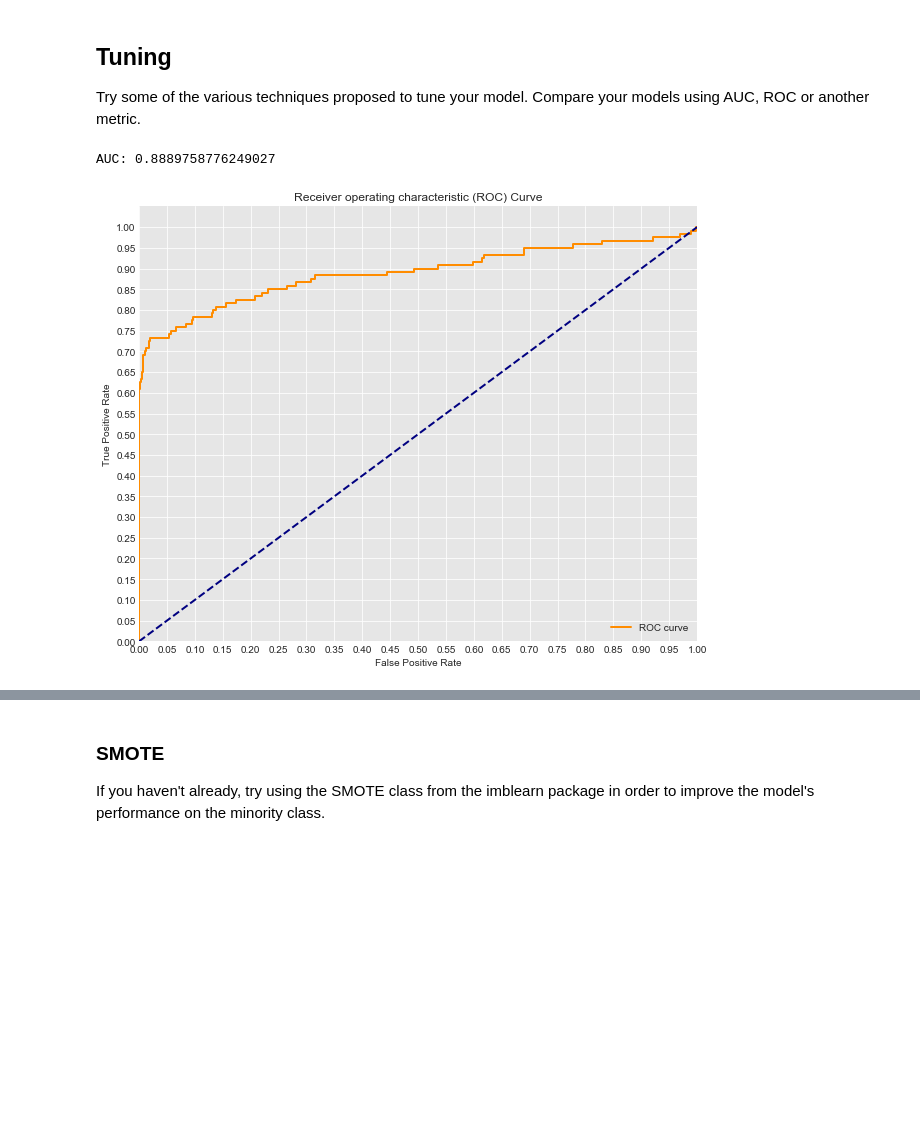
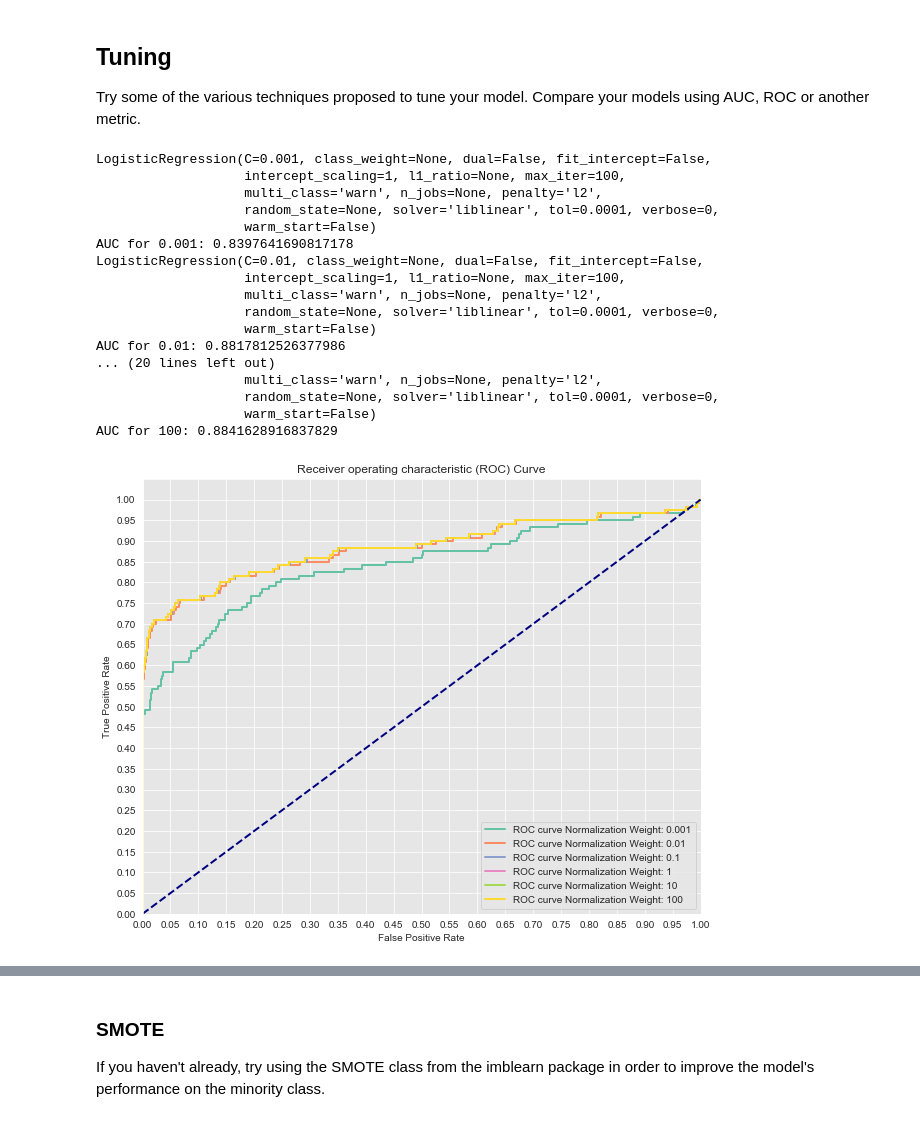
Before and after one commit to learn-co-curriculum/dsc-class-imbalance-problems-lab, a Jupyter notebook: index.ipynb, the cells around one changed output, grey strips where cells are left out. Saved outputs shown, nothing was run; the diff lists cells and outputs as text; code cells hidden in the pictures; blank space fills up the shorter version.

```diff
--- a/index.ipynb
+++ b/index.ipynb
@@ -96,32 +171,57 @@ Try some of the various techniques proposed to tune your model. Compare your mod
 #Your code here
 # %%
 # __SOLUTION__
-#Initial Model
-logreg = LogisticRegression(fit_intercept = False,solver='lbfgs')
+# Now let's compare a few different regularization performances on the dataset:
+C_param_range = [0.001,0.01,0.1,1,10,100]
+names = [0.001,0.01,0.1,1,10,100]
+colors = sns.color_palette("Set2")
 
-#Probability scores for test set
-y_score = logreg.fit(X_train, y_train).decision_function(X_test)
-#False positive Rate and true positive rate
-fpr, tpr, thresholds = roc_curve(y_test, y_score)
+plt.figure(figsize=(10,8))
 
-#Seaborns Beautiful Styling
-sns.set_style("darkgrid", {"axes.facecolor": ".9"})
+for n, c in enumerate(C_param_range):
+    #Fit a model
+    logreg = LogisticRegression(fit_intercept = False, C = c,solver='liblinear') #Starter code
+    model_log = logreg.fit(X_train, y_train)
+    print(model_log) #Preview model params
 
-print('AUC: {}'.format(auc(fpr, tpr)))
-plt.figure(figsize=(10,8))
-lw = 2
-plt.plot(fpr, tpr, color='darkorange',
-         lw=lw, label='ROC curve')
+    #Predict
+    y_hat_test = logreg.predict(X_test)
+
+    y_score = logreg.fit(X_train, y_train).decision_function(X_test)
+
+    fpr, tpr, thresholds = roc_curve(y_test, y_score)
+
+    print('AUC for {}: {}'.format(names[n], auc(fpr, tpr)))
+    lw = 2
+    plt.plot(fpr, tpr, color=colors[n],
+             lw=lw, label='ROC curve Normalization Weight: {}'.format(names[n]))
 plt.plot([0, 1], [0, 1], color='navy', lw=lw, linestyle='--')
 plt.xlim([0.0, 1.0])
 plt.ylim([0.0, 1.05])
+
 plt.yticks([i/20.0 for i in range(21)])
 plt.xticks([i/20.0 for i in range(21)])
 plt.xlabel('False Positive Rate')
 plt.ylabel('True Positive Rate')
 plt.title('Receiver operating characteristic (ROC) Curve')
 plt.legend(loc="lower right")
 plt.show()
 # %% [output]
-AUC: 0.8889758776249027
+LogisticRegression(C=0.001, class_weight=None, dual=False, fit_intercept=False,
+                   intercept_scaling=1, l1_ratio=None, max_iter=100,
+                   multi_class='warn', n_jobs=None, penalty='l2',
+                   random_state=None, solver='liblinear', tol=0.0001, verbose=0,
+                   warm_start=False)
+AUC for 0.001: 0.8397641690817178
+LogisticRegression(C=0.01, class_weight=None, dual=False, fit_intercept=False,
+                   intercept_scaling=1, l1_ratio=None, max_iter=100,
+                   multi_class='warn', n_jobs=None, penalty='l2',
+                   random_state=None, solver='liblinear', tol=0.0001, verbose=0,
+                   warm_start=False)
+AUC for 0.01: 0.8817812526377986
+... (20 lines left out)
+                   multi_class='warn', n_jobs=None, penalty='l2',
+                   random_state=None, solver='liblinear', tol=0.0001, verbose=0,
+                   warm_start=False)
+AUC for 100: 0.8841628916837829
-[figure, old version]
+[figure, new version]
```
Also changed, not shown: parts of 25 cells of this notebook.
